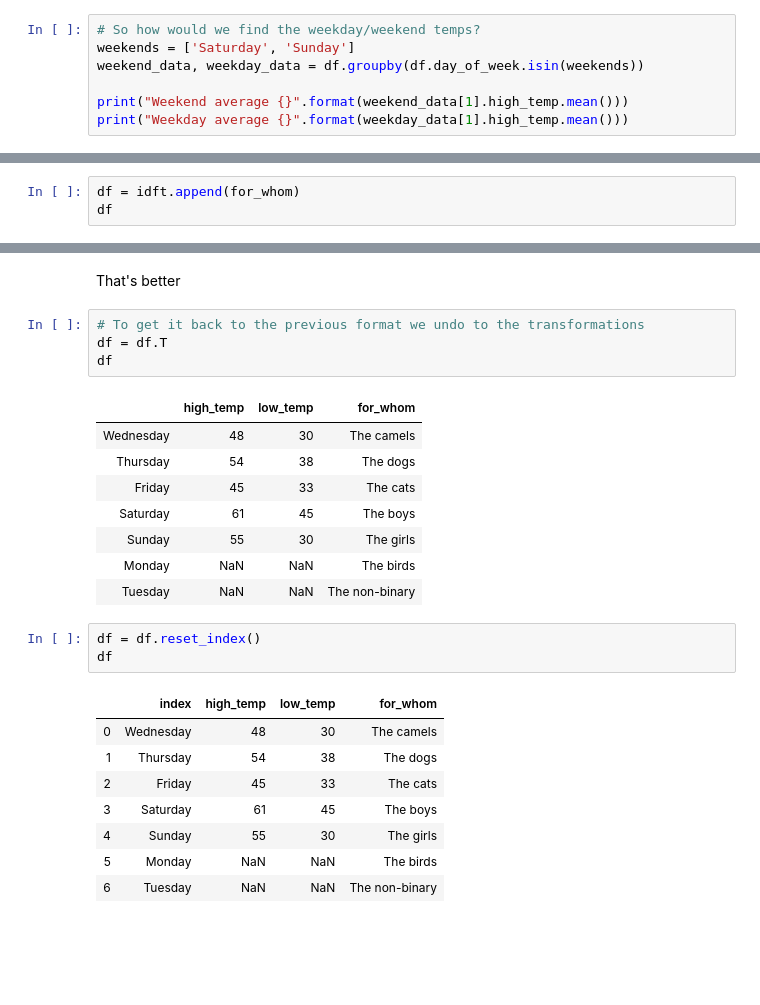
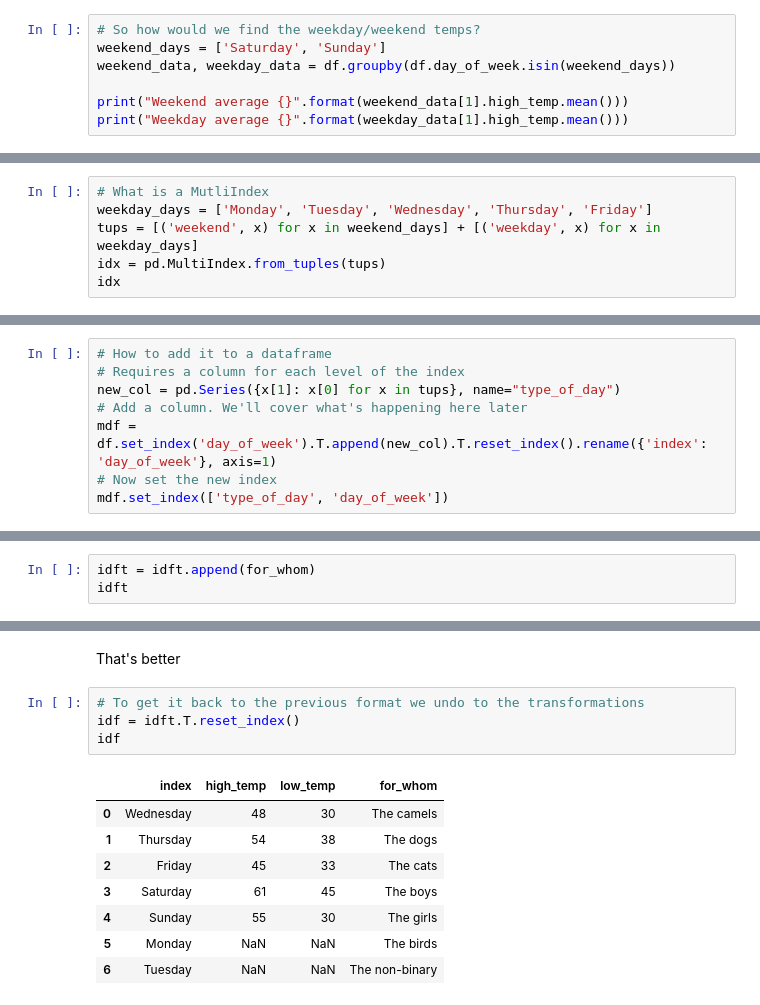
Before and after one commit to clemente-lab/mmeds-meta, a Jupyter notebook: pandas_presentation.ipynb, the cells around one changed output, grey strips where cells are left out. Cells and saved outputs as stored; diff of their text form; blank space fills up the shorter version.

```diff
--- a/pandas_presentation.ipynb
+++ b/pandas_presentation.ipynb
@@ -165,8 +162,8 @@ DatetimeIndex(['2020-01-01', '2020-01-02', '2020-01-03', '2020-01-04',
 Index(['day_of_week', 'high_temp', 'low_temp'], dtype='object')
 # %%
 # So how would we find the weekday/weekend temps?
-weekends = ['Saturday', 'Sunday']
-weekend_data, weekday_data = df.groupby(df.day_of_week.isin(weekends))
+weekend_days = ['Saturday', 'Sunday']
+weekend_data, weekday_data = df.groupby(df.day_of_week.isin(weekend_days))
 
 print("Weekend average {}".format(weekend_data[1].high_temp.mean()))
 print("Weekday average {}".format(weekday_data[1].high_temp.mean()))
@@ -226,0 +227,6 @@ high_temps.mean()
+# %%
+# What is a MutliIndex
+weekday_days = ['Monday', 'Tuesday', 'Wednesday', 'Thursday', 'Friday']
+tups = [('weekend', x) for x in weekend_days] + [('weekday', x) for x in weekday_days]
+idx = pd.MultiIndex.from_tuples(tups)
+idx
@@ -226,0 +242,8 @@ high_temps.mean()
+# %%
+# How to add it to a dataframe
+# Requires a column for each level of the index
+new_col = pd.Series({x[1]: x[0] for x in tups}, name="type_of_day")
+# Add a column. We'll cover what's happening here later
+mdf = df.set_index('day_of_week').T.append(new_col).T.reset_index().rename({'index':  'day_of_week'}, axis=1)
+# Now set the new index
+mdf.set_index(['type_of_day', 'day_of_week'])
@@ -305,8 +345,8 @@ idft
 | high_temp | 48 | 54 | 45 | 61 | 55 |
 | low_temp | 30 | 38 | 33 | 45 | 30 |
 # %%
-df = idft.append(for_whom)
-df
+idft = idft.append(for_whom)
+idft
 # %% [output]
 |  | Wednesday | Thursday | Friday | Saturday | Sunday | Monday | Tuesday |
 | high_temp | 48 | 54 | 45 | 61 | 55 | NaN | NaN |
@@ -316,27 +356,15 @@ df
 That's better
 # %%
 # To get it back to the previous format we undo to the transformations
-df = df.T
-df
+idf = idft.T.reset_index()
+idf
 # %% [output]
-|  | high_temp | low_temp | for_whom |
-| Wednesday | 48 | 30 | The camels |
-| Thursday | 54 | 38 | The dogs |
-| Friday | 45 | 33 | The cats |
-| Saturday | 61 | 45 | The boys |
-| Sunday | 55 | 30 | The girls |
-| Monday | NaN | NaN | The birds |
-| Tuesday | NaN | NaN | The non-binary |
+|  | index | high_temp | low_temp | for_whom |
+| 0 | Wednesday | 48 | 30 | The camels |
+| 1 | Thursday | 54 | 38 | The dogs |
+| 2 | Friday | 45 | 33 | The cats |
+| 3 | Saturday | 61 | 45 | The boys |
+| 4 | Sunday | 55 | 30 | The girls |
+| 5 | Monday | NaN | NaN | The birds |
+| 6 | Tuesday | NaN | NaN | The non-binary |
-# %%
-df = df.reset_index()
-df
-# %% [output]
-|  | index | high_temp | low_temp | for_whom |
-| 0 | Wednesday | 48 | 30 | The camels |
-| 1 | Thursday | 54 | 38 | The dogs |
-| 2 | Friday | 45 | 33 | The cats |
-| 3 | Saturday | 61 | 45 | The boys |
-| 4 | Sunday | 55 | 30 | The girls |
-| 5 | Monday | NaN | NaN | The birds |
-| 6 | Tuesday | NaN | NaN | The non-binary |
 # %% [markdown]
```
Also changed, not shown: parts of 28 cells of this notebook, 1 other file.
